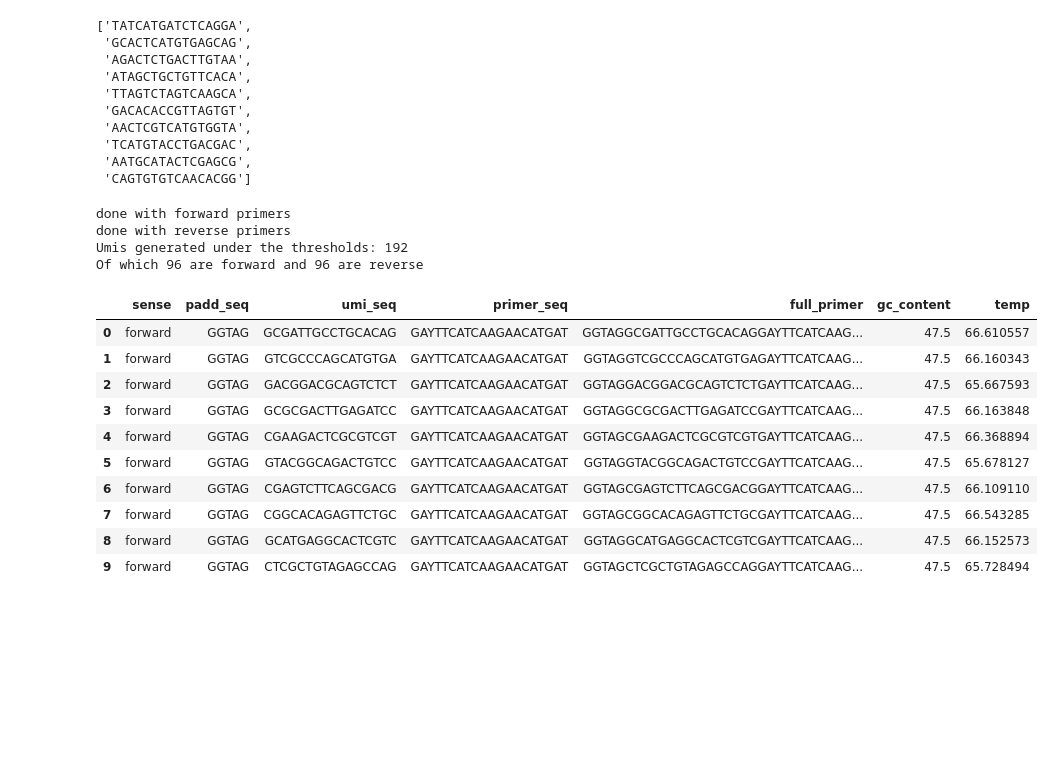
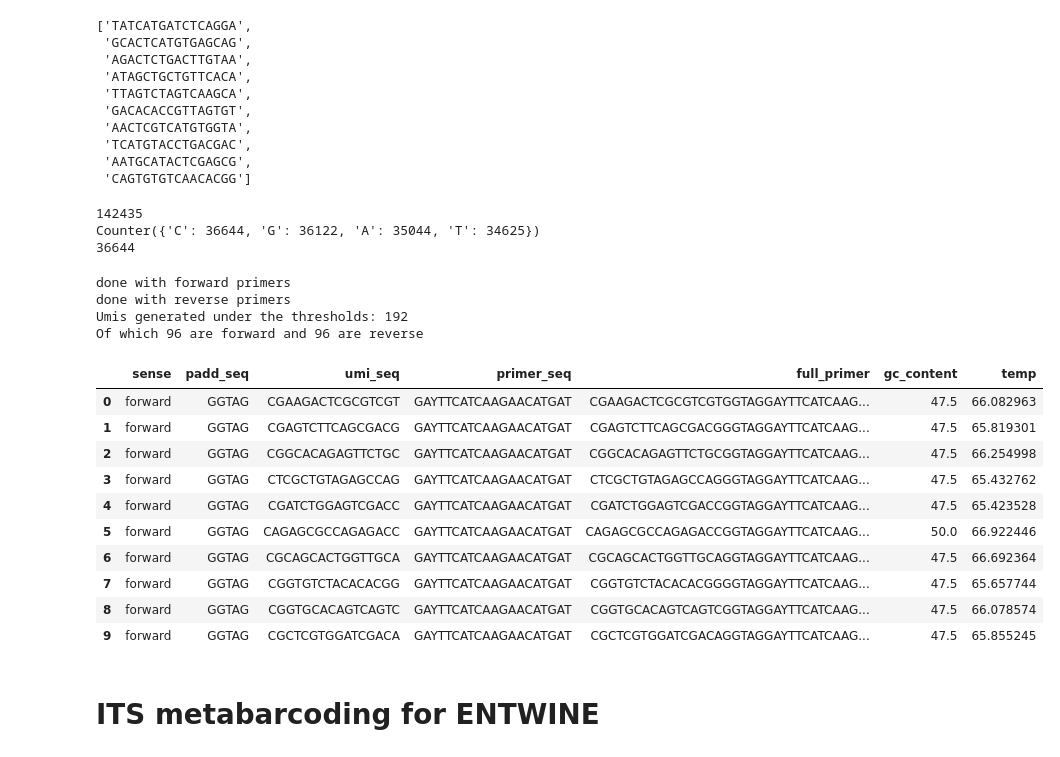
Before and after one commit to mftorres/ENTWINE, a Jupyter notebook: general_tools/create_test_umis.ipynb, the cells around one changed output. Saved outputs shown, nothing was run; the diff lists cells and outputs as text; code cells hidden in the pictures; blank space fills up the shorter version.

Commit message:
update primer code fix bug

```diff
--- a/general_tools/create_test_umis.ipynb
+++ b/general_tools/create_test_umis.ipynb
@@ -276,6 +276,25 @@ Remaining UMIs 142435
  'TCATGTACCTGACGAC',
  'AATGCATACTCGAGCG',
  'CAGTGTGTCAACACGG']
+# %%
+# all sequences pooled should start with the same nucleotide to prevent biases during sequencing and amplification
+# see 10.1038/s41579-018-0116-y and 10.1111/mec.16460
+# count how many umis you have per nucleotide (first nucleotide)
+
+first_nn = [umi[0] for umi in umi_preselected]
+print(len(first_nn)) # should be the same number of umis in the pre-selected list
+
+print(Counter(first_nn))
+
+# selecting the nucleotide with the highest counts maximizes the number of tagged primers
+# that pass the thresholds
+
+umis_selected = [umi for umi in umi_preselected if umi[0] == 'C']
+print(len(umis_selected))
+# %% [output]
+142435
+Counter({'C': 36644, 'G': 36122, 'A': 35044, 'T': 34625})
+36644
 # %%
 # finally, calculate GC content and annealing temperature
 # for the remaining 142435 umis (we need 96*2)
@@ -285,10 +304,11 @@ Remaining UMIs 142435
 padd = 'GGTAG'
 primer_forward = 'GAYTTCATCAAGAACATGAT'
 primer_reverse = 'GACGTTGAADCCRACRTTGTC'
-gc_min = 46
-gc_max = 54
+gc_min = 47
+gc_max = 53
 # based on https://www.tandfonline.com/doi/full/10.1080/15572536.2006.11832842#d1e421 - FUNGI!
-temp_min = 55
+# no more than 5 degree difference in annealing temperatures between primer pairs
+temp_min = 62
 temp_max = 67
 
 # how many tagged primers to generate
@@ -296,16 +316,19 @@ temp_max = 67
 num_primers = 96
 
 # creates the table to store information
-tagged_primers = pd.DataFrame(columns = ['sense','padd_seq','umi_seq','primer_seq','full_primer','gc_content','temp'])
+tagged_primers = pd.DataFrame(columns = ['sense','umi_seq','padd_seq','primer_seq','full_primer','gc_content','temp'])
 
-# to make sure no same umi is used for two primer pairs:
+# to make sure no same umi is used for two primers within one pair:
+# i.e. one umi used in a forward primer cannot longer be used for a forward.
 umi_track = []
 
 # initiate counters to generate just the primers necessary
 f_count = 0
-for umi in umi_preselected: # umi_preselected[0:20000] if you want to test things fast, you can select the first e.g. 20000 rows
+for umi in umis_selected: # umi_preselected[0:20000] if you want to test things fast, you can select the first e.g. 20000 rows
+    # padd should be between umi and primer to prevent the umi from acting as a primer
+    # see 10.1038/s41579-018-0116-y and 10.1111/mec.16460
     if umi not in umi_track:
-        fullseq = padd + umi + primer_forward
+        fullseq = umi + padd + primer_forward
         # print(fullseq)
         gc_content = gc_fraction(fullseq) * 100
         # print(gc_content)
@@ -318,7 +341,7 @@ for umi in umi_preselected: # umi_preselected[0:20000] if you want to test thing
         # and to keep the GC content close to 50% - second filter for that
         # greater than or equal AND lesser then or equal to
         if gc_min <= gc_content <= gc_max and temp_min <= temp <= temp_max:
-            row = [sense, padd, umi, primer, fullseq, gc_content, temp]
+            row = [sense, umi, padd, primer_forward, fullseq, gc_content, temp]
             tagged_primers.loc[len(tagged_primers)] = row # appends the row
             umi_track.append(umi)
             # add to the counters
@@ -326,47 +349,49 @@ for umi in umi_preselected: # umi_preselected[0:20000] if you want to test thing
             # print('passed %s'%(f_count))
             if f_count == num_primers:
                 break
 print('done with forward primers')
 
 r_count = 0
-for umi in umi_preselected: # umi_preselected[0:20000] if you want to test things fast, you can select the first e.g. 20000 rows
+for umi in umis_selected: # umi_preselected[0:20000] if you want to test things fast, you can select the first e.g. 20000 rows
     if umi not in umi_track:
-        fullseq = padd + umi + primer
+        fullseq = umi + padd + primer_reverse
         gc_content = gc_fraction(fullseq) * 100
         temp = mt.Tm_NN(fullseq)
         sense = 'reverse' # python is zero indexed
 
         if gc_min <= gc_content <= gc_max and temp_min <= temp <= temp_max:
-            row = [sense, padd, umi, primer, fullseq, gc_content, temp]
+            row = [sense, umi, padd, primer_reverse, fullseq, gc_content, temp]
             tagged_primers.loc[len(tagged_primers)] = row # appends the row
             umi_track.append(umi)
             r_count += 1
             if r_count == num_primers:
                 break
 
 print('done with reverse primers')
 
 print('Umis generated under the thresholds: %s'%(len(tagged_primers)))
 print('Of which %s are forward and %s are reverse'%(len(tagged_primers[tagged_primers['sense'] == 'forward']),
                                                     len(tagged_primers[tagged_primers['sense'] == 'reverse'])))
 tagged_primers.head(10)
 # %% [output]
 done with forward primers
 done with reverse primers
 Umis generated under the thresholds: 192
 Of which 96 are forward and 96 are reverse
 |  | sense | padd_seq | umi_seq | primer_seq | full_primer | gc_content | temp |
-| 0 | forward | GGTAG | GCGATTGCCTGCACAG | GAYTTCATCAAGAACATGAT | GGTAGGCGATTGCCTGCACAGGAYTTCATCAAG... | 47.5 | 66.610557 |
-| 1 | forward | GGTAG | GTCGCCCAGCATGTGA | GAYTTCATCAAGAACATGAT | GGTAGGTCGCCCAGCATGTGAGAYTTCATCAAG... | 47.5 | 66.160343 |
-| 2 | forward | GGTAG | GACGGACGCAGTCTCT | GAYTTCATCAAGAACATGAT | GGTAGGACGGACGCAGTCTCTGAYTTCATCAAG... | 47.5 | 65.667593 |
-| 3 | forward | GGTAG | GCGCGACTTGAGATCC | GAYTTCATCAAGAACATGAT | GGTAGGCGCGACTTGAGATCCGAYTTCATCAAG... | 47.5 | 66.163848 |
-| 4 | forward | GGTAG | CGAAGACTCGCGTCGT | GAYTTCATCAAGAACATGAT | GGTAGCGAAGACTCGCGTCGTGAYTTCATCAAG... | 47.5 | 66.368894 |
-| 5 | forward | GGTAG | GTACGGCAGACTGTCC | GAYTTCATCAAGAACATGAT | GGTAGGTACGGCAGACTGTCCGAYTTCATCAAG... | 47.5 | 65.678127 |
-| 6 | forward | GGTAG | CGAGTCTTCAGCGACG | GAYTTCATCAAGAACATGAT | GGTAGCGAGTCTTCAGCGACGGAYTTCATCAAG... | 47.5 | 66.109110 |
-| 7 | forward | GGTAG | CGGCACAGAGTTCTGC | GAYTTCATCAAGAACATGAT | GGTAGCGGCACAGAGTTCTGCGAYTTCATCAAG... | 47.5 | 66.543285 |
-| 8 | forward | GGTAG | GCATGAGGCACTCGTC | GAYTTCATCAAGAACATGAT | GGTAGGCATGAGGCACTCGTCGAYTTCATCAAG... | 47.5 | 66.152573 |
-| 9 | forward | GGTAG | CTCGCTGTAGAGCCAG | GAYTTCATCAAGAACATGAT | GGTAGCTCGCTGTAGAGCCAGGAYTTCATCAAG... | 47.5 | 65.728494 |
+| 0 | forward | GGTAG | CGAAGACTCGCGTCGT | GAYTTCATCAAGAACATGAT | CGAAGACTCGCGTCGTGGTAGGAYTTCATCAAG... | 47.5 | 66.082963 |
+| 1 | forward | GGTAG | CGAGTCTTCAGCGACG | GAYTTCATCAAGAACATGAT | CGAGTCTTCAGCGACGGGTAGGAYTTCATCAAG... | 47.5 | 65.819301 |
+| 2 | forward | GGTAG | CGGCACAGAGTTCTGC | GAYTTCATCAAGAACATGAT | CGGCACAGAGTTCTGCGGTAGGAYTTCATCAAG... | 47.5 | 66.254998 |
+| 3 | forward | GGTAG | CTCGCTGTAGAGCCAG | GAYTTCATCAAGAACATGAT | CTCGCTGTAGAGCCAGGGTAGGAYTTCATCAAG... | 47.5 | 65.432762 |
+| 4 | forward | GGTAG | CGATCTGGAGTCGACC | GAYTTCATCAAGAACATGAT | CGATCTGGAGTCGACCGGTAGGAYTTCATCAAG... | 47.5 | 65.423528 |
+| 5 | forward | GGTAG | CAGAGCGCCAGAGACC | GAYTTCATCAAGAACATGAT | CAGAGCGCCAGAGACCGGTAGGAYTTCATCAAG... | 50.0 | 66.922446 |
+| 6 | forward | GGTAG | CGCAGCACTGGTTGCA | GAYTTCATCAAGAACATGAT | CGCAGCACTGGTTGCAGGTAGGAYTTCATCAAG... | 47.5 | 66.692364 |
+| 7 | forward | GGTAG | CGGTGTCTACACACGG | GAYTTCATCAAGAACATGAT | CGGTGTCTACACACGGGGTAGGAYTTCATCAAG... | 47.5 | 65.657744 |
+| 8 | forward | GGTAG | CGGTGCACAGTCAGTC | GAYTTCATCAAGAACATGAT | CGGTGCACAGTCAGTCGGTAGGAYTTCATCAAG... | 47.5 | 66.078574 |
+| 9 | forward | GGTAG | CGCTCGTGGATCGACA | GAYTTCATCAAGAACATGAT | CGCTCGTGGATCGACAGGTAGGAYTTCATCAAG... | 47.5 | 65.855245 |
 # %%
 # save the file!
 # TEF1α region Al33F (5′-GAYTTCATCAAGAACATGAT-′3) and Al33R (5′-GACGTTGAADCCRACRTTGTC-′3)
 tagged_primers.to_csv('./TEFa_Al33F-Al33R_tagged.csv', sep = '\t', index_label = 'index')
+# %% [markdown]
+# ITS metabarcoding for ENTWINE
```
Also changed, not shown: parts of 9 cells of this notebook.
